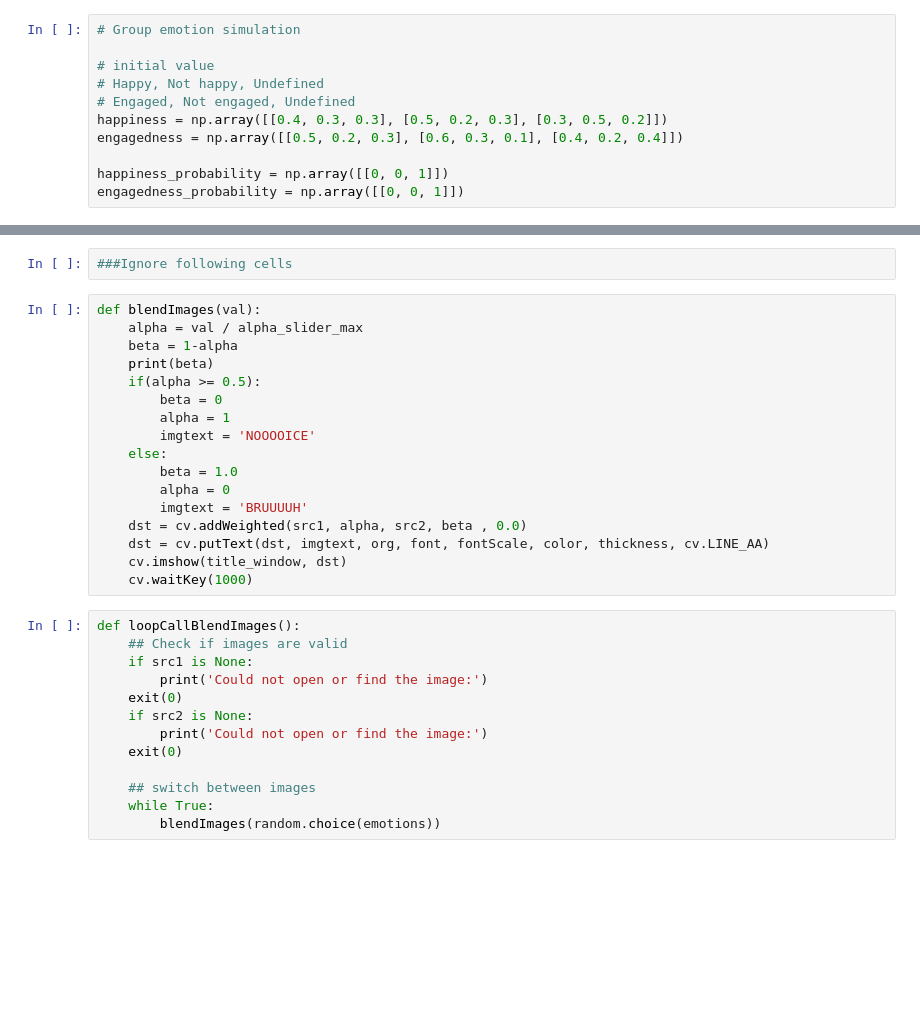
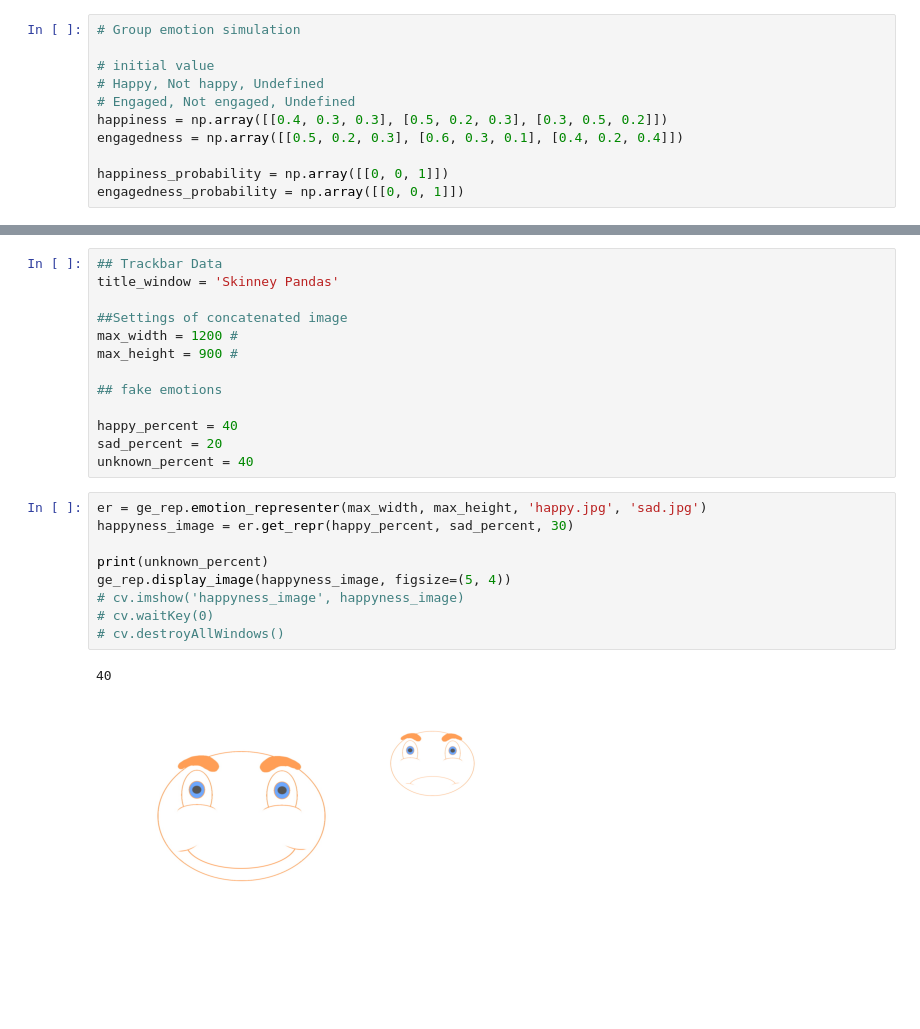
Before and after one commit to Norlez/Group-Emotion-Representation, a Jupyter notebook: representer.ipynb, the cells around one changed output, grey strips where cells are left out. Drawn from its saved outputs; the diff is of its cells as text; blank space fills up the shorter version.

```diff
--- a/representer.ipynb
+++ b/representer.ipynb
@@ -216,32 +33,25 @@ display_image(output, figsize=(10, 6))
-# %%
-###Ignore following cells
-# %%
-def blendImages(val):
-    alpha = val / alpha_slider_max
-    beta = 1-alpha
-    print(beta)
-    if(alpha >= 0.5):
-        beta = 0
-        alpha = 1
-        imgtext = 'NOOOOICE'
-    else:
-        beta = 1.0
-        alpha = 0
-        imgtext = 'BRUUUUH'
-    dst = cv.addWeighted(src1, alpha, src2, beta , 0.0)
-    dst = cv.putText(dst, imgtext, org, font, fontScale, color, thickness, cv.LINE_AA)
-    cv.imshow(title_window, dst)
-    cv.waitKey(1000)
-# %%
-def loopCallBlendImages():
-    ## Check if images are valid
-    if src1 is None:
-        print('Could not open or find the image:')
-    exit(0)
-    if src2 is None:
-        print('Could not open or find the image:')
-    exit(0)
-
-    ## switch between images
-    while True:
-        blendImages(random.choice(emotions))
+# %%
+## Trackbar Data
+title_window = 'Skinney Pandas'
+
+##Settings of concatenated image
+max_width = 1200 #
+max_height = 900 #
+
+## fake emotions
+
+happy_percent = 40
+sad_percent = 20
+unknown_percent = 40
+# %%
+er = ge_rep.emotion_representer(max_width, max_height, 'happy.jpg', 'sad.jpg')
+happyness_image = er.get_repr(happy_percent, sad_percent, 30)
+
+print(unknown_percent)
+ge_rep.display_image(happyness_image, figsize=(5, 4))
+# cv.imshow('happyness_image', happyness_image)
+# cv.waitKey(0)
+# cv.destroyAllWindows()
+# %% [output]
+40
+[figure, added]
```
Also changed, not shown: parts of 15 cells of this notebook, 14 other files.
